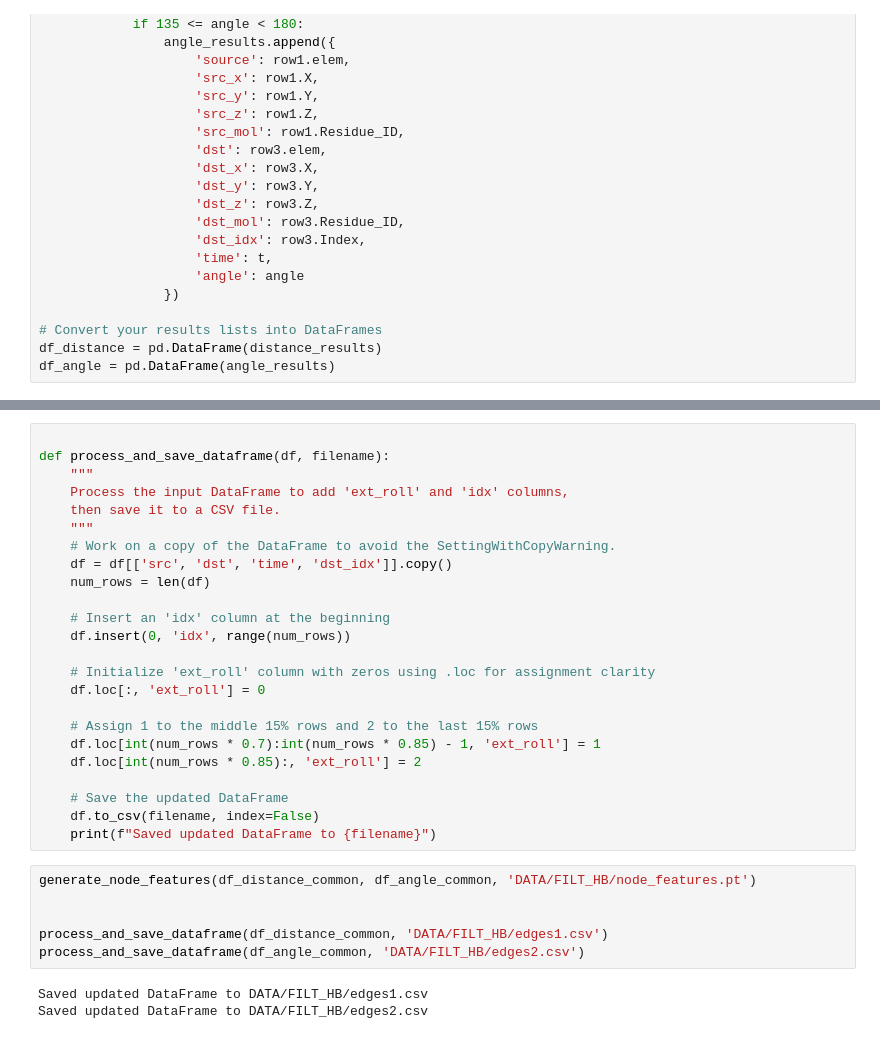
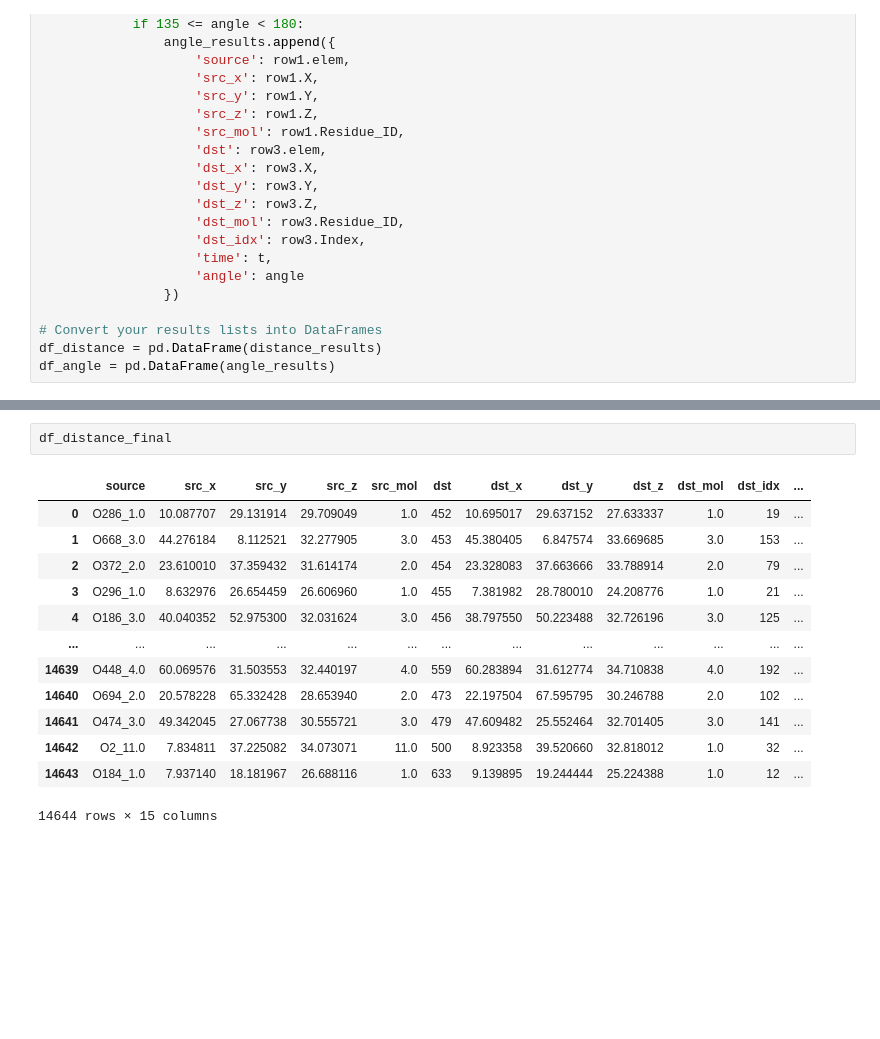
Before and after one commit to hasananowar/DLP, a Jupyter notebook: gen_data.ipynb, the cells around one changed output, grey strips where cells are left out. Drawn from its saved outputs; the diff is of its cells as text; blank space fills up the shorter version.

```diff
--- a/gen_data.ipynb
+++ b/gen_data.ipynb
@@ -334,33 +264,16 @@ def generate_node_features(df1, df2, filename):
-# %%
-
-def process_and_save_dataframe(df, filename):
-    """
-    Process the input DataFrame to add 'ext_roll' and 'idx' columns,
-    then save it to a CSV file.
-    """
-    # Work on a copy of the DataFrame to avoid the SettingWithCopyWarning.
-    df = df[['src', 'dst', 'time', 'dst_idx']].copy()
-    num_rows = len(df)
-
-    # Insert an 'idx' column at the beginning
-    df.insert(0, 'idx', range(num_rows))
-
-    # Initialize 'ext_roll' column with zeros using .loc for assignment clarity
-    df.loc[:, 'ext_roll'] = 0
-
-    # Assign 1 to the middle 15% rows and 2 to the last 15% rows
-    df.loc[int(num_rows * 0.7):int(num_rows * 0.85) - 1, 'ext_roll'] = 1
-    df.loc[int(num_rows * 0.85):, 'ext_roll'] = 2
-
-    # Save the updated DataFrame
-    df.to_csv(filename, index=False)
-    print(f"Saved updated DataFrame to {filename}")
-# %%
-generate_node_features(df_distance_common, df_angle_common, 'DATA/FILT_HB/node_features.pt')
-
-
-process_and_save_dataframe(df_distance_common, 'DATA/FILT_HB/edges1.csv')
-process_and_save_dataframe(df_angle_common, 'DATA/FILT_HB/edges2.csv')
-# %% [output]
-Saved updated DataFrame to DATA/FILT_HB/edges1.csv
-Saved updated DataFrame to DATA/FILT_HB/edges2.csv
+# %%
+df_distance_final
+# %% [output]
+|  | source | src_x | src_y | src_z | src_mol | dst | dst_x | dst_y | dst_z | dst_mol | dst_idx | ... |
+| 0 | O286_1.0 | 10.087707 | 29.131914 | 29.709049 | 1.0 | 452 | 10.695017 | 29.637152 | 27.633337 | 1.0 | 19 | ... |
+| 1 | O668_3.0 | 44.276184 | 8.112521 | 32.277905 | 3.0 | 453 | 45.380405 | 6.847574 | 33.669685 | 3.0 | 153 | ... |
+| 2 | O372_2.0 | 23.610010 | 37.359432 | 31.614174 | 2.0 | 454 | 23.328083 | 37.663666 | 33.788914 | 2.0 | 79 | ... |
+| 3 | O296_1.0 | 8.632976 | 26.654459 | 26.606960 | 1.0 | 455 | 7.381982 | 28.780010 | 24.208776 | 1.0 | 21 | ... |
+| 4 | O186_3.0 | 40.040352 | 52.975300 | 32.031624 | 3.0 | 456 | 38.797550 | 50.223488 | 32.726196 | 3.0 | 125 | ... |
+| ... | ... | ... | ... | ... | ... | ... | ... | ... | ... | ... | ... | ... |
+| 14639 | O448_4.0 | 60.069576 | 31.503553 | 32.440197 | 4.0 | 559 | 60.283894 | 31.612774 | 34.710838 | 4.0 | 192 | ... |
+| 14640 | O694_2.0 | 20.578228 | 65.332428 | 28.653940 | 2.0 | 473 | 22.197504 | 67.595795 | 30.246788 | 2.0 | 102 | ... |
+| 14641 | O474_3.0 | 49.342045 | 27.067738 | 30.555721 | 3.0 | 479 | 47.609482 | 25.552464 | 32.701405 | 3.0 | 141 | ... |
+| 14642 | O2_11.0 | 7.834811 | 37.225082 | 34.073071 | 11.0 | 500 | 8.923358 | 39.520660 | 32.818012 | 1.0 | 32 | ... |
+| 14643 | O184_1.0 | 7.937140 | 18.181967 | 26.688116 | 1.0 | 633 | 9.139895 | 19.244444 | 25.224388 | 1.0 | 12 | ... |
+14644 rows × 15 columns
```
Also changed, not shown: parts of 13 cells of this notebook, 14 other files.
